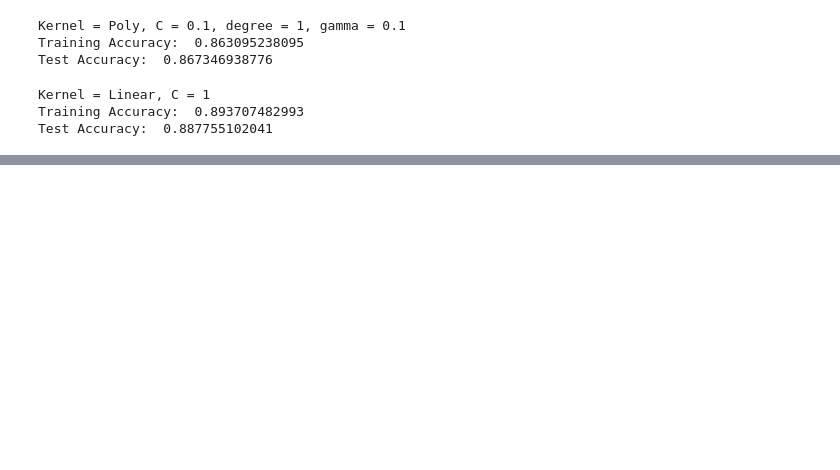
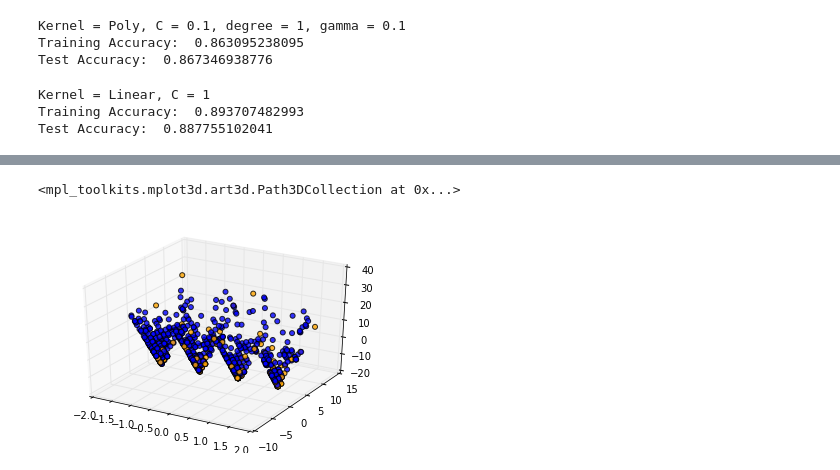
Before and after one commit to LillyanPan/AttritionAnalysis, a Jupyter notebook: SVM.ipynb, the cells around one changed output, grey strips where cells are left out. Drawn from its saved outputs; the diff is of its cells as text; code cells hidden in the pictures; blank space fills up the shorter version.

```diff
--- a/SVM.ipynb
+++ b/SVM.ipynb
@@ -201,0 +305,33 @@ Test Accuracy:  0.887755102041
+# %%
+pos_x = train_set[['TotalWorkingYears', 'JobSatisfaction', 'OverTime', 'YearsSinceLastPromotion']]
+pos_y  = train_set['Attrition']
+
+scalerTrain = StandardScaler()
+scalerTrain.fit(pos_x)
+econ_train = scalerTrain.transform(pos_x) #normalize
+
+pca = PCA(n_components=3)
+pca_result = pca.fit_transform(pos_x)
+# %%
+fig = plt.figure()
+ax = fig.add_subplot(111, projection='3d')
+ax.view_init(elev=None, azim=None)
+
+colors = ['green','darkorange']
+cl = [];
+for i in range(0,len(y_train)):
+    if y_train[i] == 0:
+        c = 'blue'
+    else:
+        c = 'orange'
+    cl.append(c)
+
+x = pca_result[:, 0].tolist();
+y = pca_result[:, 1].tolist();
+z = pca_result[:, 2].tolist();
+
+ax.get_proj = lambda: np.dot(Axes3D.get_proj(ax), np.diag([1, 1, 1, 1]))
+ax.scatter(z,y,x, s = 25, c=cl, depthshade=True, alpha = 0.8)
+# %% [output]
+<mpl_toolkits.mplot3d.art3d.Path3DCollection at 0x...>
+[figure, added]
```
Also changed, not shown: parts of 27 cells of this notebook.
